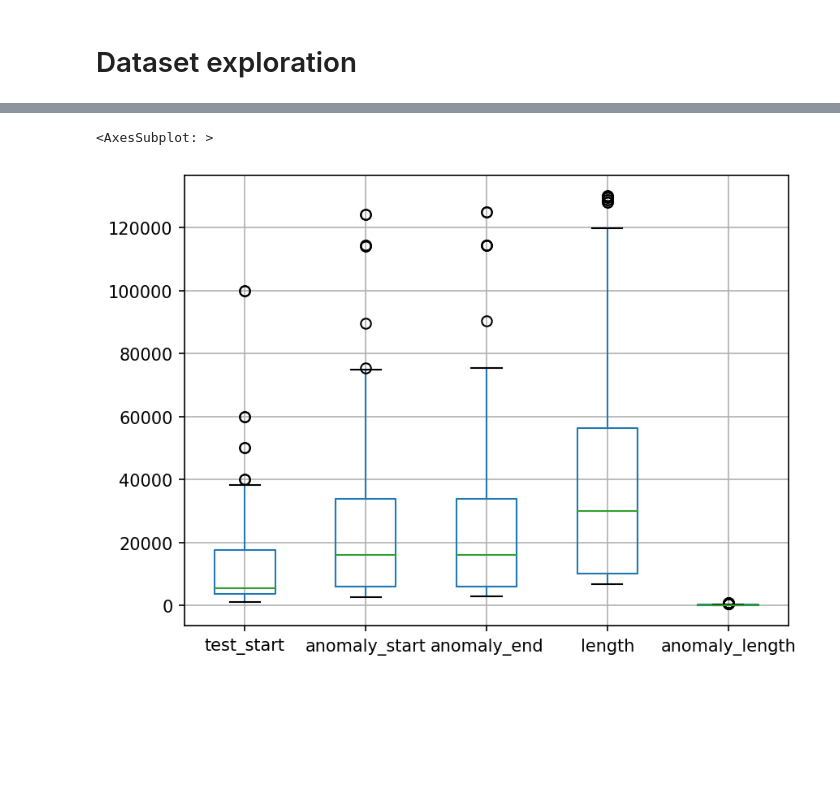
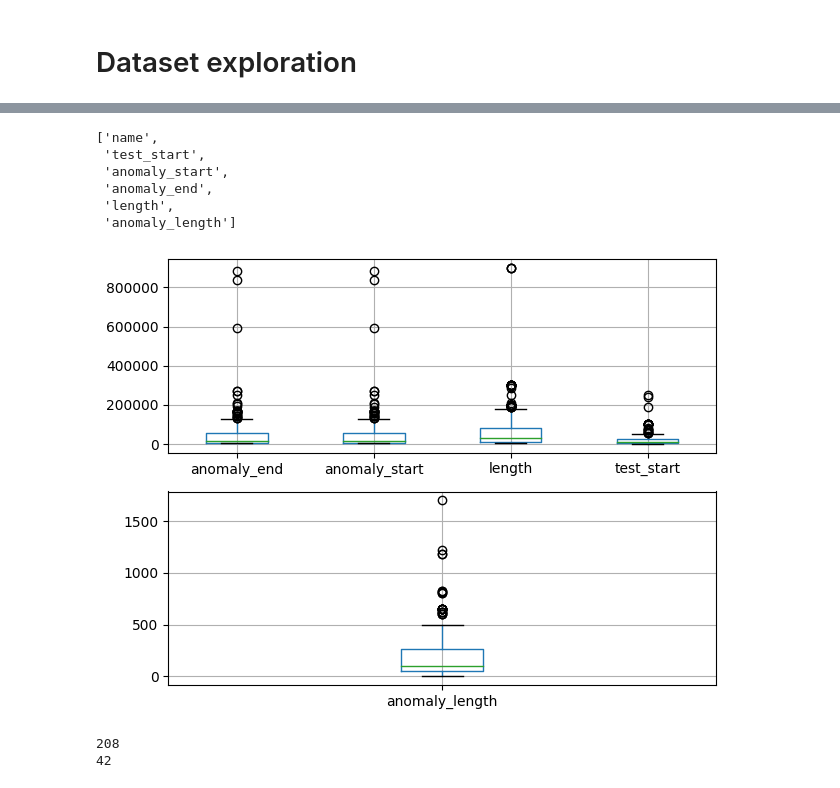
Before and after one commit to NevoleMarek/automltsad, a Jupyter notebook: examples/dataset_exploration.ipynb, the cells around one changed output, grey strips where cells are left out. Drawn from its saved outputs; the diff is of its cells as text; code cells hidden in the pictures; blank space fills up the shorter version.

```diff
--- a/examples/dataset_exploration.ipynb
+++ b/examples/dataset_exploration.ipynb
@@ -82,6 +48,25 @@ df[df['length'] > 150000]
-# %%
-plt.figure(dpi=150)
-df[df['length'] < 150000].boxplot()
-# %% [output]
-<AxesSubplot: >
-[figure, removed]
+# %%
+df.columns.to_list()
+# %% [output]
+['name',
+ 'test_start',
+ 'anomaly_start',
+ 'anomaly_end',
+ 'length',
+ 'anomaly_length']
+# %%
+plt.subplot2grid((2,1), (0,0))
+df[df.columns.difference(['anomaly_length'])].boxplot()
+plt.subplot2grid((2,1), (1,0))
+df[['anomaly_length']].boxplot()
+plt.tight_layout()
+# %% [output]
+[figure, added]
+# %%
+df_smaller = df[df['length'] < 150000]
+df_larger = df[df['length'] >= 150000]
+print(len(df_smaller))
+print(len(df_larger))
+# %% [output]
+208
+42
```
Also changed, not shown: parts of 14 cells of this notebook, 11 other files.
